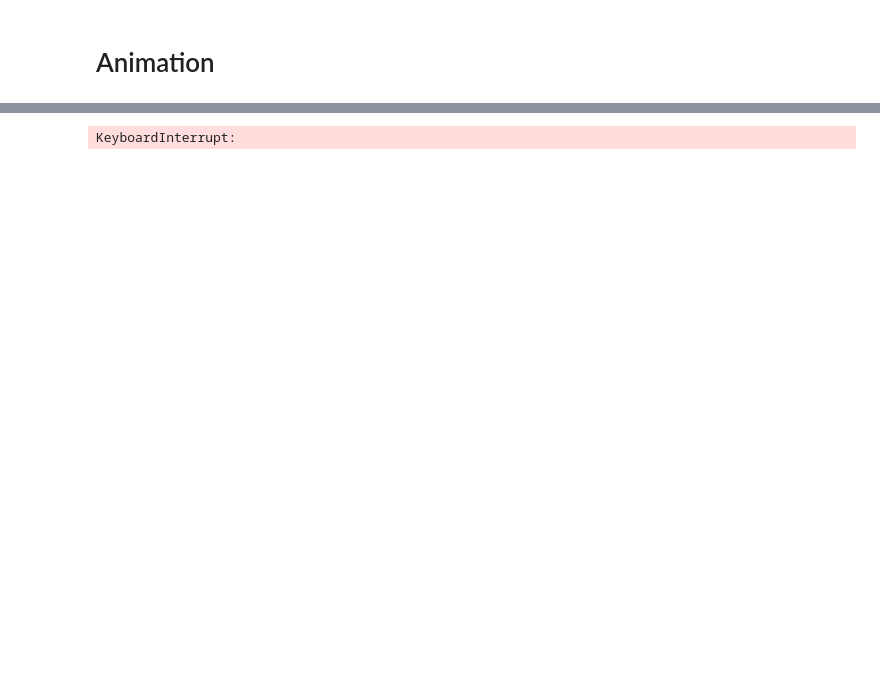
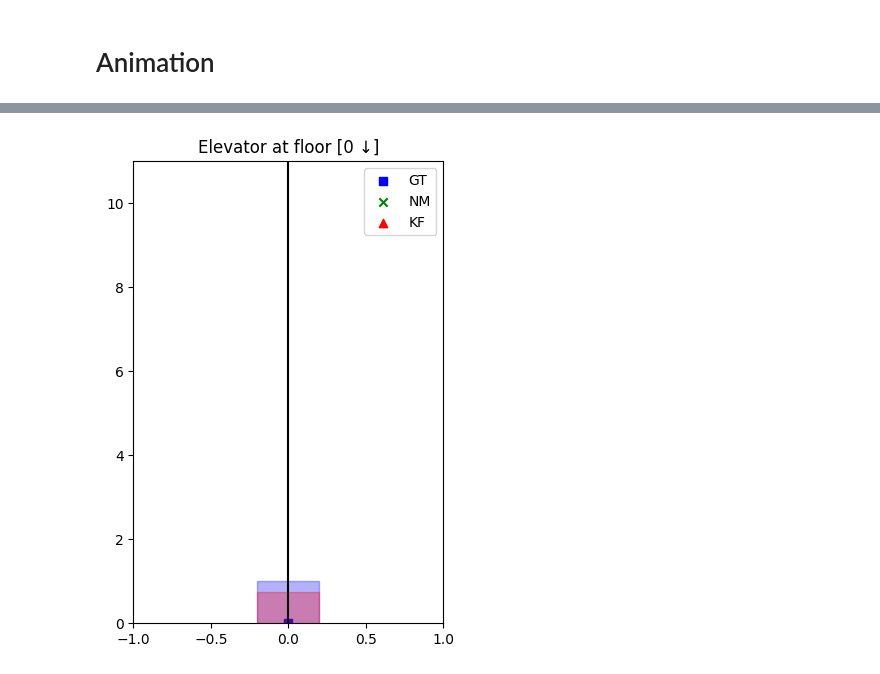
Before and after one commit to Fabulani/1d_kalman_filter, a Jupyter notebook: main.ipynb, the cells around one changed output, grey strips where cells are left out. Drawn from its saved outputs; the diff is of its cells as text; code cells hidden in the pictures; blank space fills up the shorter version.

```diff
--- a/main.ipynb
+++ b/main.ipynb
@@ -137,35 +153,37 @@ These parameter choices aim to balance the initial uncertainty, process noise, a
 # %%
-import matplotlib.pyplot as plt
 from IPython.display import display, clear_output
-from math import floor
+import math
 
 
-def simulate_elevator_movement(total_floors, num_steps_per_floor):
+def simulate_elevator_movement(total_floors, num_steps_per_floor, max_loops, filter_function):
     going_up = True  # 1 for moving up, -1 for moving down
     arrow = "↑"
+    num_loops = 0  # Number of times the elevators looped (went up or down)
 
     # Generate elevator data
-    num_steps = num_steps_per_floor * total_floors
+    num_steps = num_steps_per_floor * total_floors + 1  # +1 so that the last true position is 10 for the 10th floor
     true_positions, noisy_measurements = generate_elevator_data(num_steps, measurement_noise_std=0.2)
 
     # Apply Kalman Filter
-    kf_estimates = apply_kf(noisy_measurements)
+    kf_estimates, _ = filter_function(noisy_measurements)
 
     fig, ax = plt.subplots(figsize=(4, 6))
 
     i = 0
-    while i < num_steps:
+    while i < num_steps and num_loops < max_loops:
         ax.clear()
-
         ax.set_xlim(-1, 1)
         ax.set_ylim(0, total_floors + 1)
-        ax.set_title(f"Elevator at floor [{floor(true_positions[i])} {arrow}]")
+
+        # Show correct floor as the title
+        f = math.floor if going_up else math.ceil
+        ax.set_title(f"Elevator at floor [{f(true_positions[i])} {arrow}]")
 
         # Elevator shaft
         ax.plot([0, 0], [0, total_floors + 1], color='black')
 
         # True elevator position
-        elevator_pos = true_positions[i]  # Constrain elevator within floors range
+        elevator_pos = true_positions[i]
         ax.fill(
             [-0.2, 0.2, 0.2, -0.2],
             [elevator_pos, elevator_pos, elevator_pos + 1, elevator_pos + 1],
@@ -187,41 +205,41 @@ def simulate_elevator_movement(total_floors, num_steps_per_floor):
                    label='NM',
                    marker='x'
         )
 
         # Kalman filter estimates
-        # if i < len(kf_estimates):
         kf_pos = kf_estimates[i]
         ax.fill(
             [-0.2, 0.2, 0.2, -0.2],
             [kf_pos, kf_pos, kf_pos + 1, kf_pos + 1],
             color='red',
             alpha=0.3,
-        )
+        )  # Draw red box for KF estimate of the elevator
         ax.scatter(
             0,
             kf_estimates[i],
             color='red',
             label='KF',
             marker='^'
-        )  # This draws a dot at the ground truth point
+        )  # This draws a dot at the KF estimation point
 
-        # Elevator goes down after arriving at the top
+        ax.legend()
+        display(fig)
+        clear_output(wait=True)
+        plt.pause(0.001)
+
+        # Elevator switches direction when at the top or bottom
         if (going_up and i == num_steps-1) or (not going_up and i == 0):
             going_up = not going_up
             arrow = "↑" if going_up else "↓"
+            num_loops += 1
             plt.pause(3)
 
         # Increment or decrement counter depending on direction
         i = i+1 if going_up else i-1
 
-        ax.legend()
-        display(fig)
-        clear_output(wait=True)
-        plt.pause(0.1)
-
     plt.close()
 
 # Run the elevator simulation
-simulate_elevator_movement(10, 10)
+simulate_elevator_movement(10, 10, max_loops=2, filter_function=apply_kf)
 # %% [output]
-KeyboardInterrupt:
+[figure, added]
```
Also changed, not shown: parts of 14 cells of this notebook.
